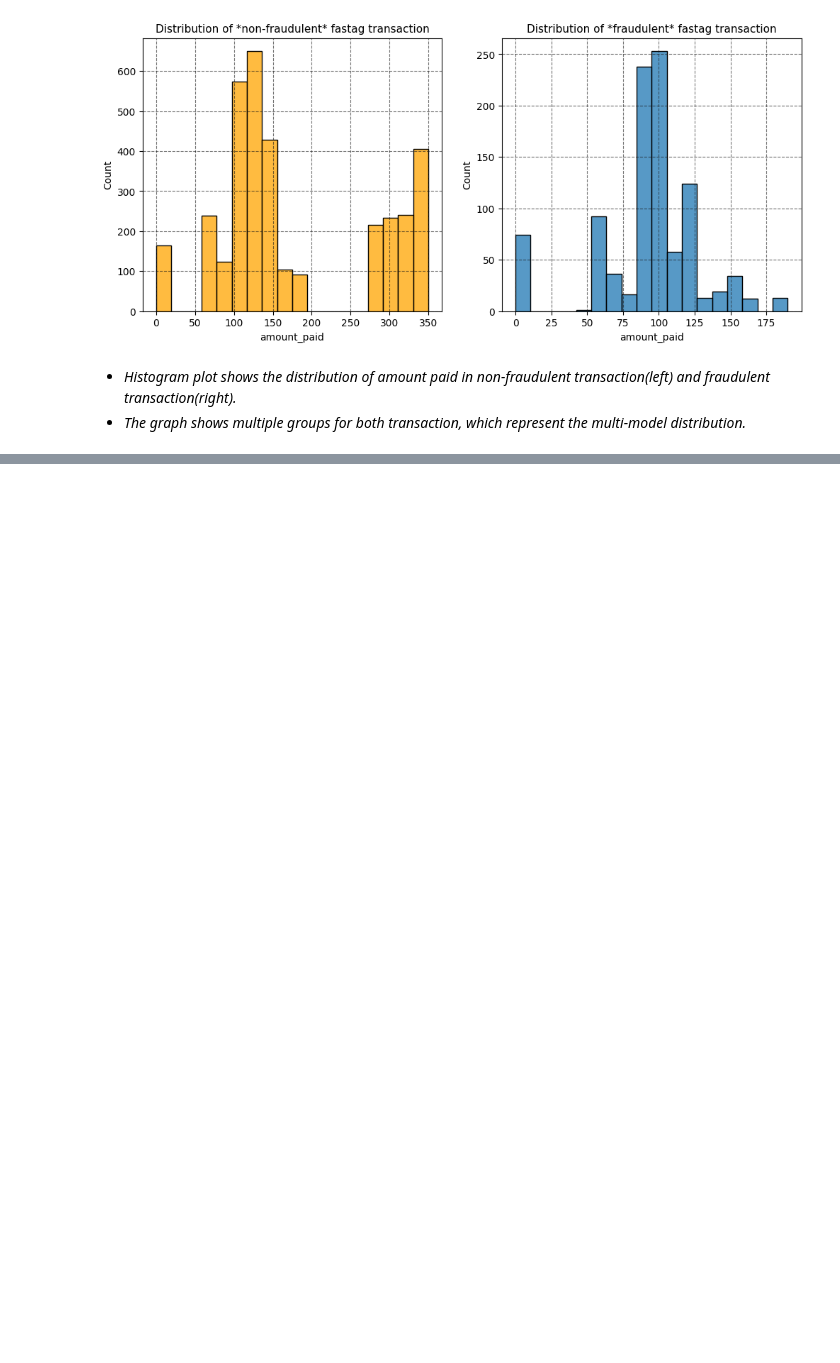
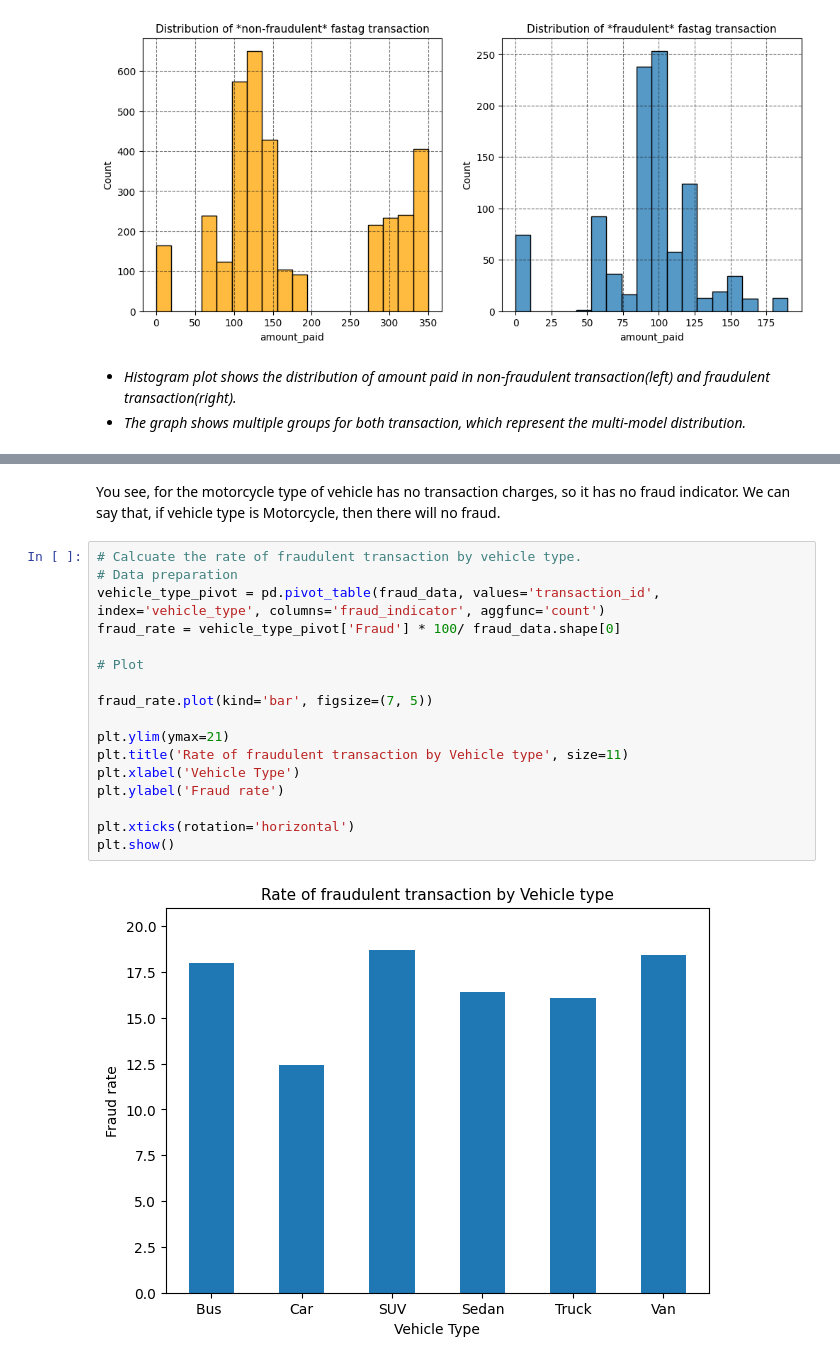
Before and after one commit to madhuri-15/Machine-learning-Projects, a Jupyter notebook: fastag-fraud-detection/fraud-detection.ipynb, the cells around one changed output, grey strips where cells are left out. Drawn from its saved outputs; the diff is of its cells as text; blank space fills up the shorter version.

Commit message:
Update notebook-data analysis and model evalution

```diff
--- a/fastag-fraud-detection/fraud-detection.ipynb
+++ b/fastag-fraud-detection/fraud-detection.ipynb
@@ -399,0 +425,21 @@ To be Continue...
+# %% [markdown]
+You see, for the motorcycle type of vehicle has no transaction charges, so it has no fraud indicator. We can say that, if vehicle type is Motorcycle, then there will no fraud.
+# %%
+# Calcuate the rate of fraudulent transaction by vehicle type.
+# Data preparation
+vehicle_type_pivot = pd.pivot_table(fraud_data, values='transaction_id', index='vehicle_type', columns='fraud_indicator', aggfunc='count')
+fraud_rate = vehicle_type_pivot['Fraud'] * 100/ fraud_data.shape[0]
+
+# Plot
+
+fraud_rate.plot(kind='bar', figsize=(7, 5))
+
+plt.ylim(ymax=21)
+plt.title('Rate of fraudulent transaction by Vehicle type', size=11)
+plt.xlabel('Vehicle Type')
+plt.ylabel('Fraud rate')
+
+plt.xticks(rotation='horizontal')
+plt.show()
+# %% [output]
+[figure, added]
```
Also changed, not shown: parts of 53 cells of this notebook, 1 other file.
